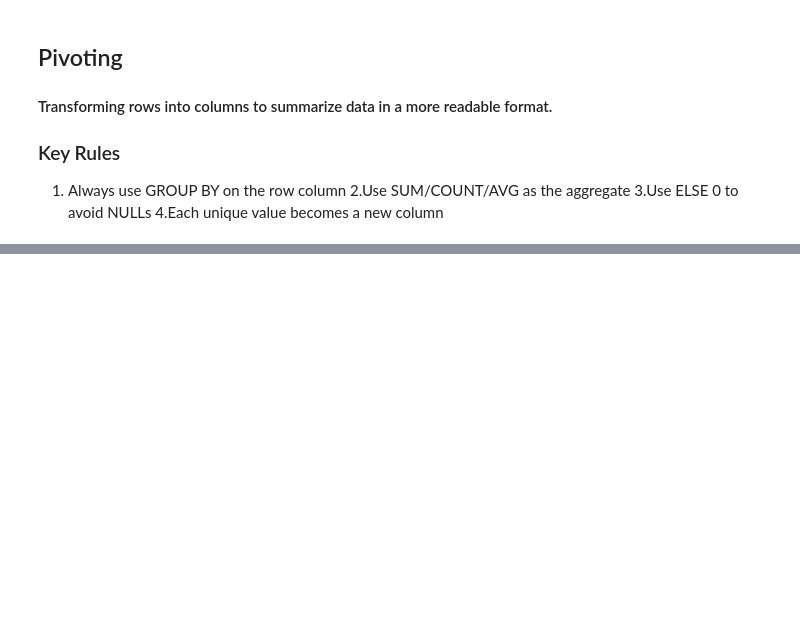
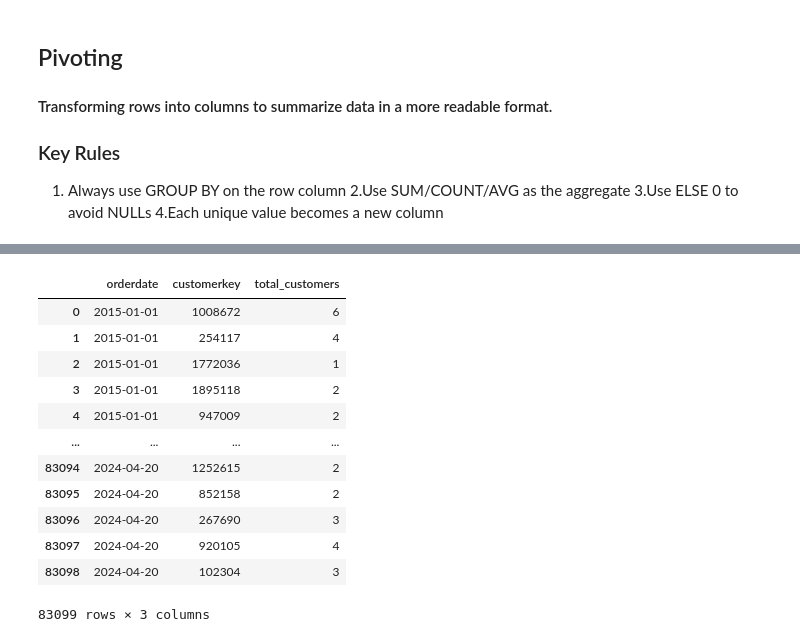
Before and after one commit to bonsoul/Data_Engineering101, a Jupyter notebook: Basicaggre.ipynb, the cells around one changed output, grey strips where cells are left out. Saved outputs shown, nothing was run; the diff lists cells and outputs as text; code cells hidden in the pictures; blank space fills up the shorter version.

```diff
--- a/Basicaggre.ipynb
+++ b/Basicaggre.ipynb
@@ -14,0 +112,28 @@
+# %%
+%%sql
+
+SELECT
+        orderdate,
+        customerkey,
+              COUNT(customerkey) AS total_customers
+FROM
+       sales
+GROUP BY
+        orderdate,
+        customerkey
+  ORDER BY
+       orderdate
+# %% [output]
+|  | orderdate | customerkey | total_customers |
+| 0 | 2015-01-01 | 1008672 | 6 |
+| 1 | 2015-01-01 | 254117 | 4 |
+| 2 | 2015-01-01 | 1772036 | 1 |
+| 3 | 2015-01-01 | 1895118 | 2 |
+| 4 | 2015-01-01 | 947009 | 2 |
+| ... | ... | ... | ... |
+| 83094 | 2024-04-20 | 1252615 | 2 |
+| 83095 | 2024-04-20 | 852158 | 2 |
+| 83096 | 2024-04-20 | 267690 | 3 |
+| 83097 | 2024-04-20 | 920105 | 4 |
+| 83098 | 2024-04-20 | 102304 | 3 |
+83099 rows × 3 columns
```
Also changed, not shown: parts of 6 cells of this notebook.
